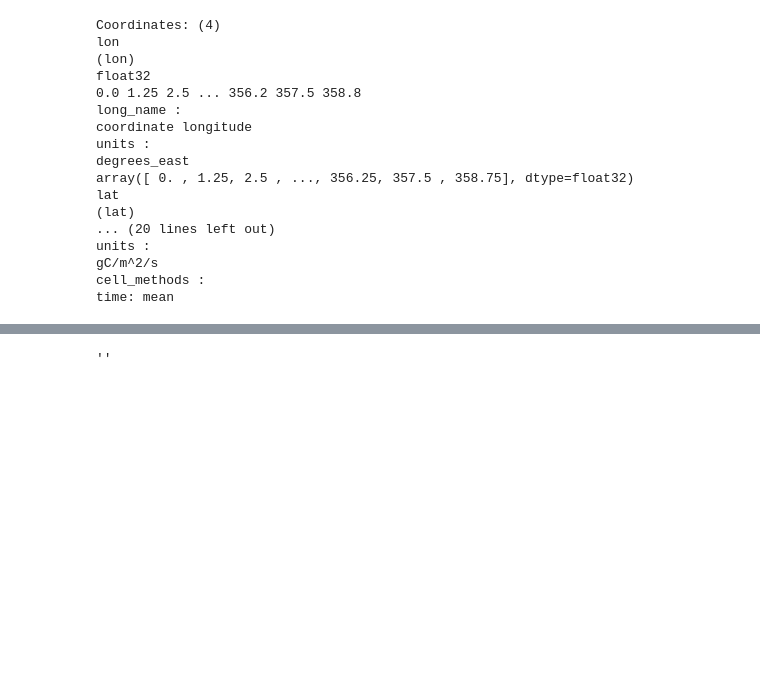
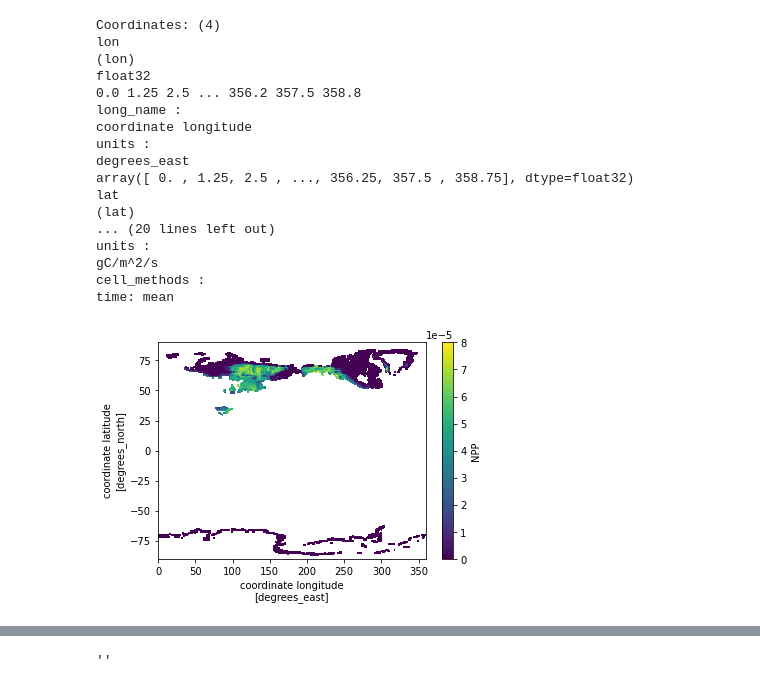
Before and after one commit to eschlerm/permafrost, a Jupyter notebook: LocalChange-ARC.ipynb, the cells around one changed output, grey strips where cells are left out. Cells and saved outputs as stored; diff of their text form; code cells hidden in the pictures; blank space fills up the shorter version.

```diff
--- a/LocalChange-ARC.ipynb
+++ b/LocalChange-ARC.ipynb
@@ -514,6 +511,14 @@ units :
 gC/m^2/s
 cell_methods :
 time: mean
+# %%
+arcNPP = dsMonth2.NPP.groupby('time.year').max('time')
+arcNPP = arcNPP.where(maxALT<40).persist()
+arcNPP.mean(['ens','year']).plot() ;
+# minALT = dsMonth2.ALT.groupby('time.year').min('time')
+# minALT = minALT.where(minALT<40).persist()
+# %% [output]
+[figure, added]
 # %%
 ## moving a bit further north look better!
 plat,plon = 69 , (360.-149.37) # °N, °W
```
Also changed, not shown: parts of 51 cells of this notebook.
